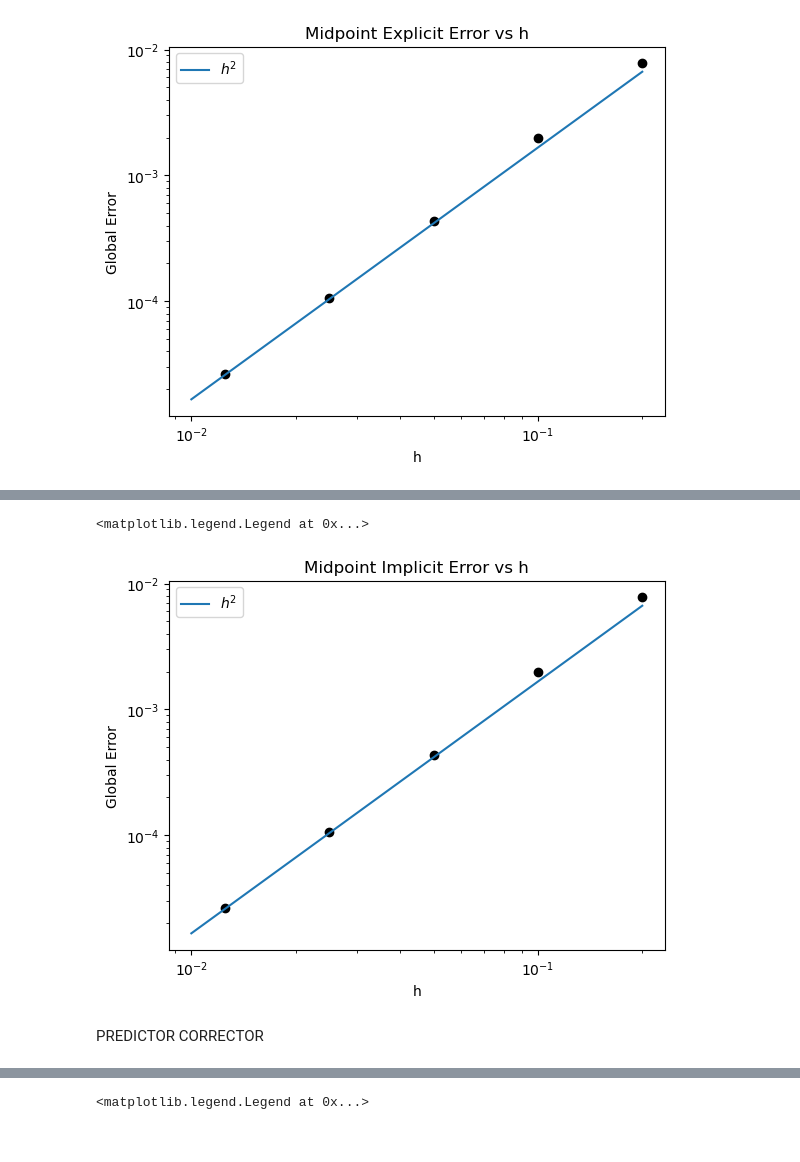
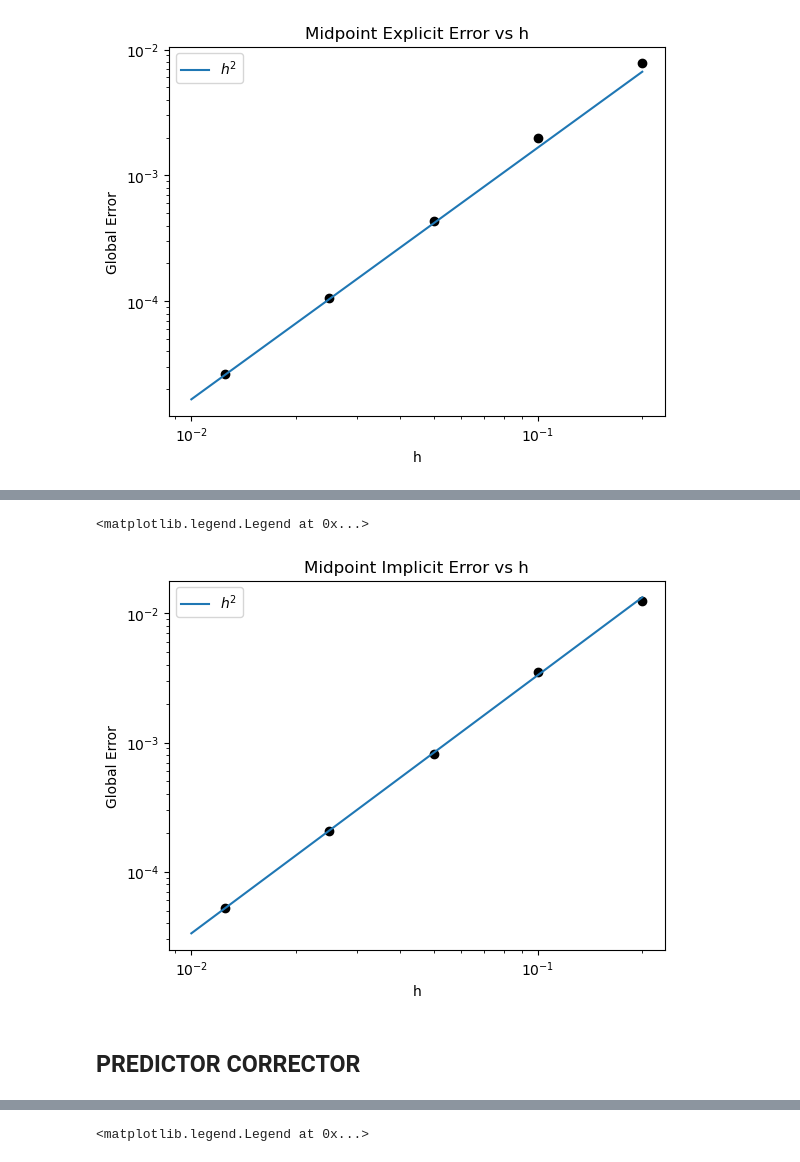
Before and after one commit to ebianchi803/computational_astrophysics, a Jupyter notebook: ODE/ODE1.ipynb, the cells around one changed output, grey strips where cells are left out. Cells and saved outputs as stored; diff of their text form; code cells hidden in the pictures.

```diff
--- a/ODE/ODE1.ipynb
+++ b/ODE/ODE1.ipynb
@@ -156,23 +164,24 @@ plt.plot(x,np.exp(-x), linestyle='--',c='r')
 # %%
 tMI, yMI, eMI = [], [], []
 for h in hs:
     tmi,ymi = integrate(f_prime,t_span,y0,h,method=midpoint_implicit)
-    emi = (ymi[0][-1]-np.exp(-tmi[-1]))/np.exp(-tmi[-1])
+    emi = abs(ymi[0][-1]-np.exp(-tmi[-1]))/np.exp(-tmi[-1])
     plt.scatter(h, emi, color='k')
     tMI, yMI, eMI = np.append(tMI, tmi), np.append(yMI, ymi), np.append(eMI, emi)
 plt.title('Midpoint Implicit Error vs h')
 plt.yscale('log')
 plt.xscale('log')
 x = np.linspace(0.01,0.2)
-plt.plot(x,x**2/6,label=f'$h^2$')
+plt.plot(x,x**2/3,label=f'$h^2$')
 plt.xlabel('h')
 plt.ylabel('Global Error')
 plt.legend()
 # %% [output]
 <matplotlib.legend.Legend at 0x...>
-[figure, old version]
+[figure, new version]
 # %% [markdown]
 PREDICTOR CORRECTOR
+-
 # %%
 for h in hs:
     tpc,ypc = integrate(f_prime,t_span,y0,h,method=predictor_corrector)
```
Also changed, not shown: parts of 41 cells of this notebook.
